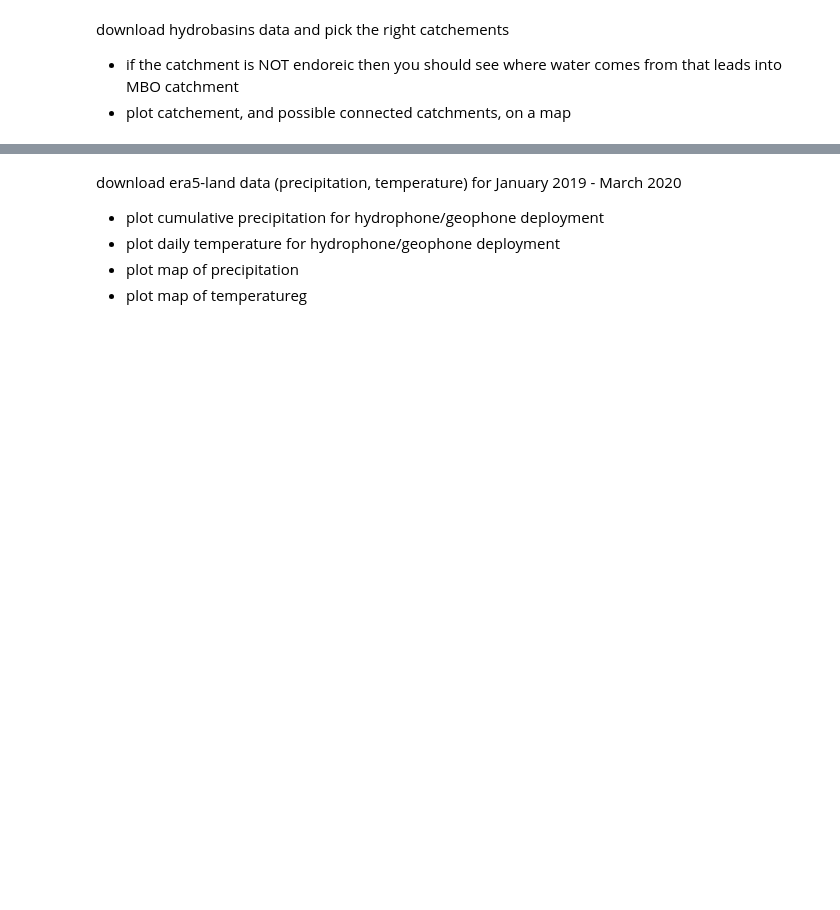
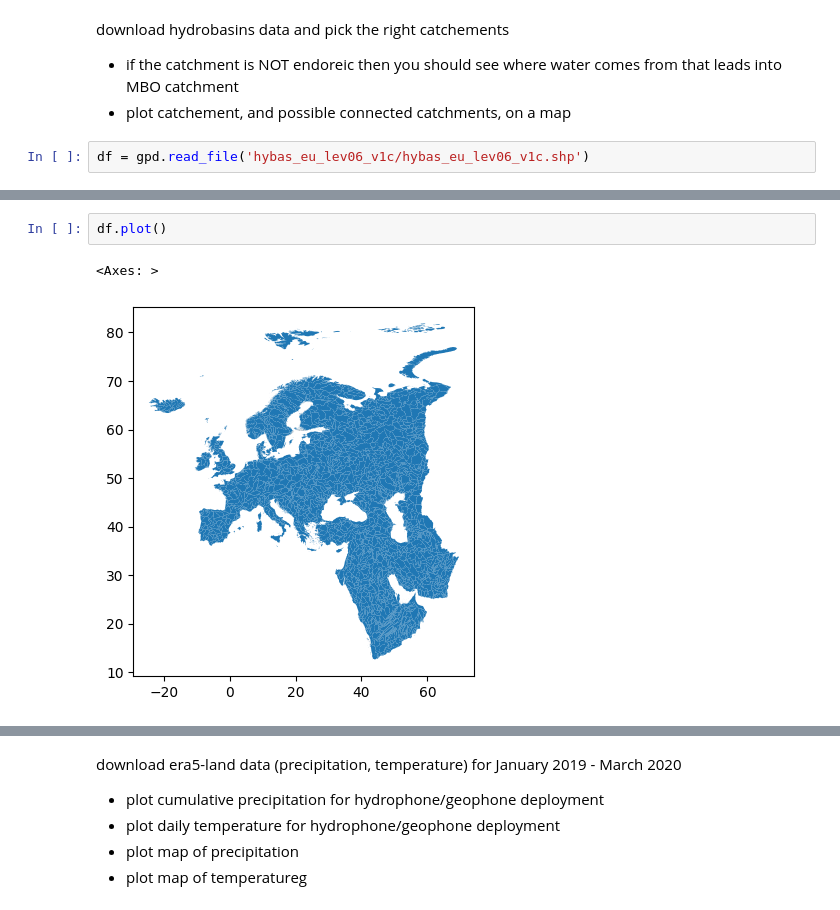
Before and after one commit to SerpRateAI/oman-climate, a Jupyter notebook: precipitation.ipynb, the cells around one changed output, grey strips where cells are left out. Cells and saved outputs as stored; diff of their text form; blank space fills up the shorter version.

```diff
--- a/precipitation.ipynb
+++ b/precipitation.ipynb
@@ -3,3 +25,5 @@ download hydrobasins data and pick the right catchements
 
 * if the catchment is NOT endoreic then you should see where water comes from that leads into MBO catchment
 * plot catchement, and possible connected catchments, on a map
+# %%
+df = gpd.read_file('hybas_eu_lev06_v1c/hybas_eu_lev06_v1c.shp')
@@ -5,0 +39,5 @@ download hydrobasins data and pick the right catchements
+# %%
+df.plot()
+# %% [output]
+<Axes: >
+[figure, added]
```
Also changed, not shown: parts of 6 cells of this notebook, 1 other file.
